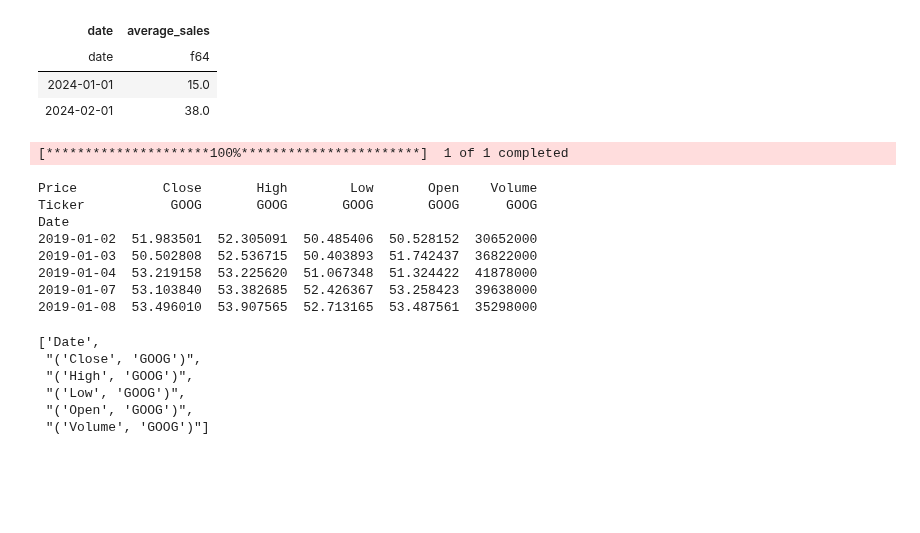
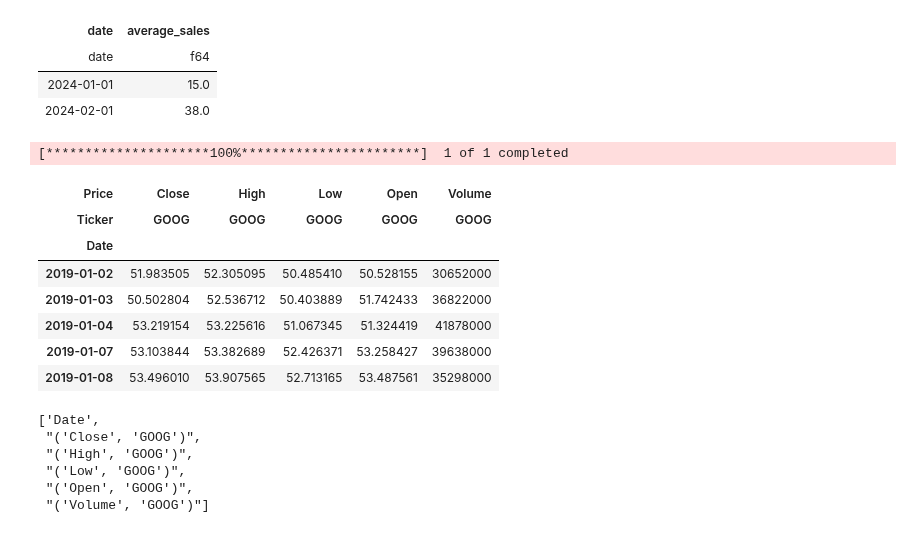
Before and after one commit to dataprogpy/code-samples, a Jupyter notebook: starter_files/09_time_series_analysis.ipynb, the cells around one changed output. Drawn from its saved outputs; the diff is of its cells as text; code cells hidden in the pictures; blank space fills up the shorter version.

```diff
--- a/starter_files/09_time_series_analysis.ipynb
+++ b/starter_files/09_time_series_analysis.ipynb
@@ -69,32 +67,32 @@ shape: (2, 2)
 # %%
 # Define the ticker symbol and date range
 ticker = 'GOOG'
 start_date = '2019-01-01'
 end_date = '2025-06-01'
 
 # Download the data using yfinance
 df = yf.download(ticker, start=start_date, end=end_date)
 
 # Display the first few rows of the DataFrame
-print(df.head())
+display(df.head())
 df_pl = pl.from_pandas(df, include_index=True )
 df_pl.columns
 # %% [output]
 [*********************100%***********************]  1 of 1 completed
+| Price | Close | High | Low | Open | Volume |
+| Ticker | GOOG | GOOG | GOOG | GOOG | GOOG |
+| Date |  |  |  |  |  |
+| 2019-01-02 | 51.983505 | 52.305095 | 50.485410 | 50.528155 | 30652000 |
+| 2019-01-03 | 50.502804 | 52.536712 | 50.403889 | 51.742433 | 36822000 |
+| 2019-01-04 | 53.219154 | 53.225616 | 51.067345 | 51.324419 | 41878000 |
+| 2019-01-07 | 53.103844 | 53.382689 | 52.426371 | 53.258427 | 39638000 |
+| 2019-01-08 | 53.496010 | 53.907565 | 52.713165 | 53.487561 | 35298000 |
-Price           Close       High        Low       Open    Volume
-Ticker           GOOG       GOOG       GOOG       GOOG      GOOG
-Date
-2019-01-02  51.983501  52.305091  50.485406  50.528152  30652000
-2019-01-03  50.502808  52.536715  50.403893  51.742437  36822000
-2019-01-04  53.219158  53.225620  51.067348  51.324422  41878000
-2019-01-07  53.103840  53.382685  52.426367  53.258423  39638000
-2019-01-08  53.496010  53.907565  52.713165  53.487561  35298000
+['Date',
+ "('Close', 'GOOG')",
+ "('High', 'GOOG')",
+ "('Low', 'GOOG')",
+ "('Open', 'GOOG')",
+ "('Volume', 'GOOG')"]
-['Date',
- "('Close', 'GOOG')",
- "('High', 'GOOG')",
- "('Low', 'GOOG')",
- "('Open', 'GOOG')",
- "('Volume', 'GOOG')"]
 # %%
 def colname(col: str):
   if col.startswith('('):
```
Also changed, not shown: parts of 10 cells of this notebook.
